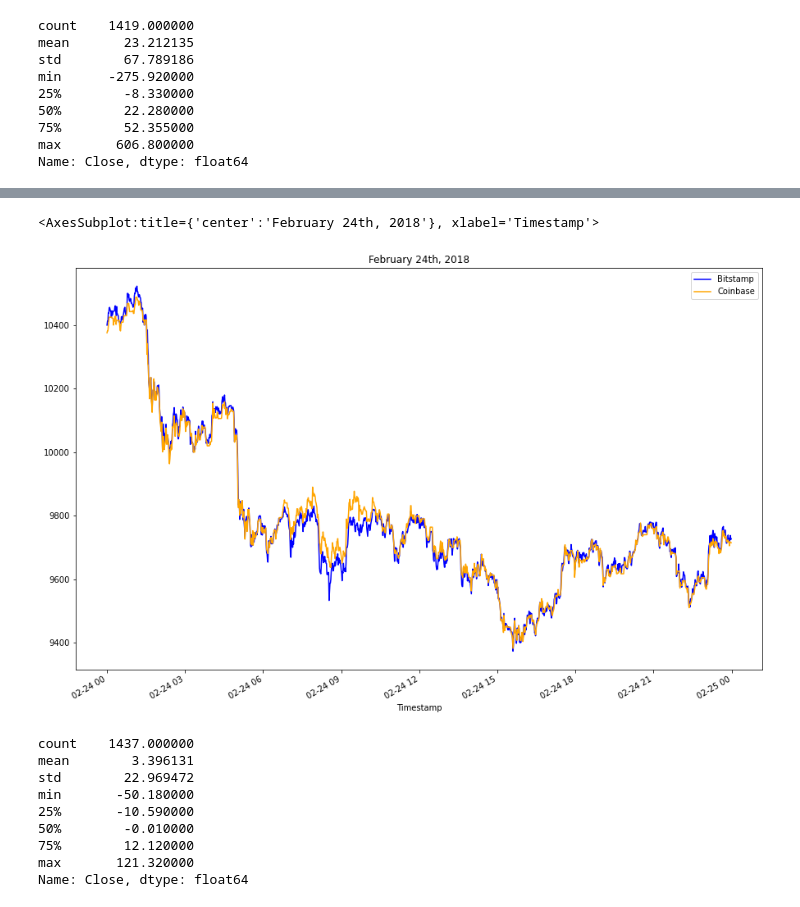
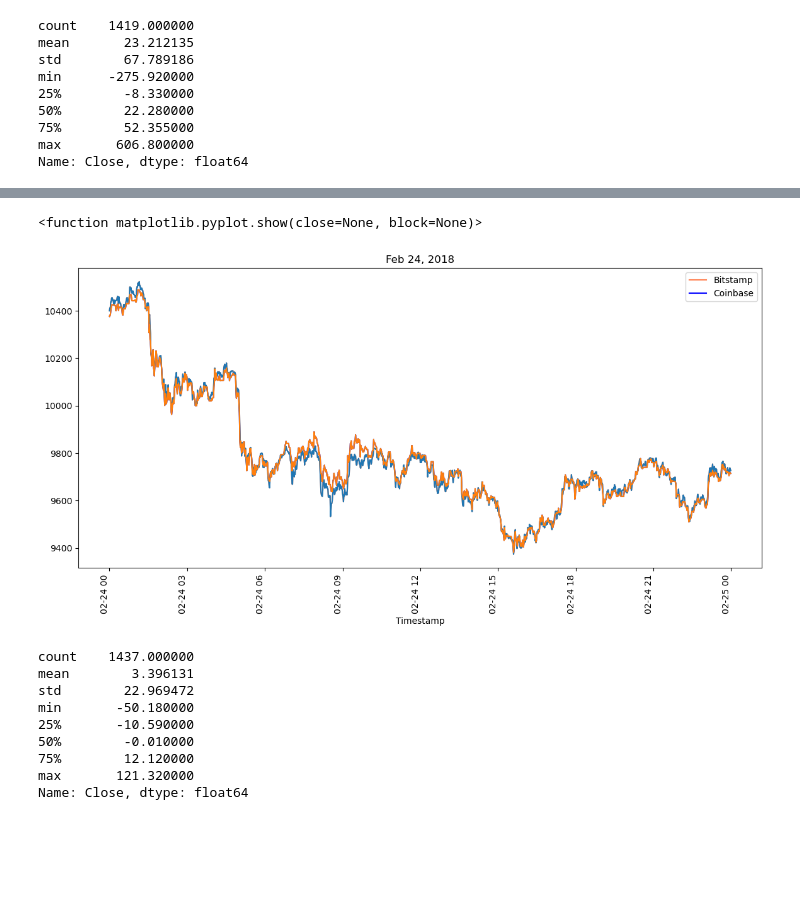
Before and after one commit to Eyasualemu/crypto_arbitrage_ch3, a Jupyter notebook: crypto_arbitrage.ipynb, the cells around one changed output, grey strips where cells are left out. Saved outputs shown, nothing was run; the diff lists cells and outputs as text; code cells hidden in the pictures; blank space fills up the shorter version.

```diff
--- a/crypto_arbitrage.ipynb
+++ b/crypto_arbitrage.ipynb
@@ -473,10 +488,20 @@ Name: Close, dtype: float64
 # %%
 # Create an overlay plot that visualizes the two dataframes over a period of one day from the middle of the dataset.
 # Be sure that the plots include the parameters `legend`, `figsize`, `title`, `color` and `label`
 # YOUR CODE HERE
+normalize_bitstamp_feb_24_2018 = bitstamp['Close'].loc['2018-02-24':'2018-02-24']
+normalize_coinbase_feb_24_2018 = coinbase['Close'].loc['2018-02-24':'2018-02-24']
+normalize_bitstamp_feb_24_2018.plot(figsize=(14,7), title="Feb 24, 2018", rot=90, color="coral")
+normalize_coinbase_feb_24_2018.plot(figsize=(14,7), title="Feb 24, 2018", rot=90, color="blue")
+y1=normalize_bitstamp_feb_24_2018
+y2=normalize_coinbase_feb_24_2018
+plt.plot(y1)
+plt.plot(y2)
+plt.legend(["Bitstamp", "Coinbase"], loc ="upper right")
+plt.show
 # %% [output]
-<AxesSubplot:title={'center':'February 24th, 2018'}, xlabel='Timestamp'>
+<function matplotlib.pyplot.show(close=None, block=None)>
-[figure, old version]
+[figure, new version]
 # %%
 # Using the date in the middle that you have selected, calculate the arbitrage spread
 # by subtracting the bitstamp lower closing prices from the coinbase higher closing prices
```
Also changed, not shown: parts of 39 cells of this notebook.
